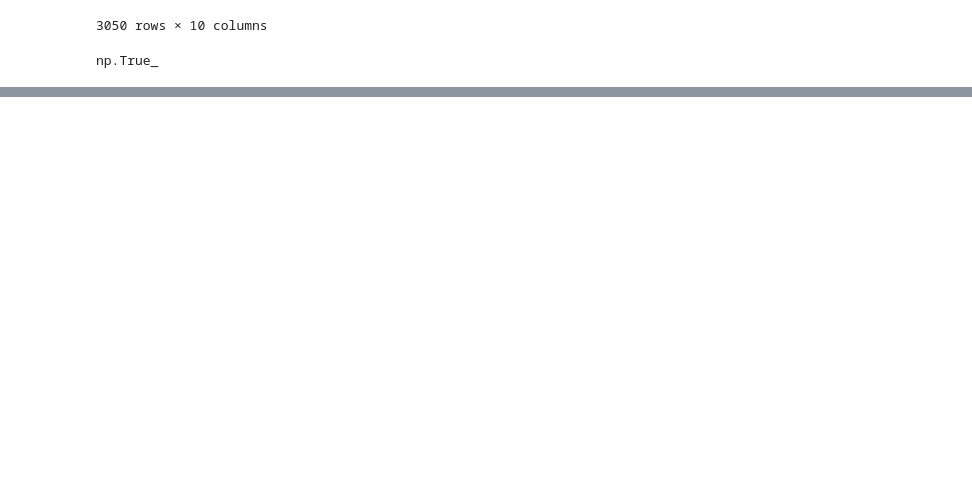
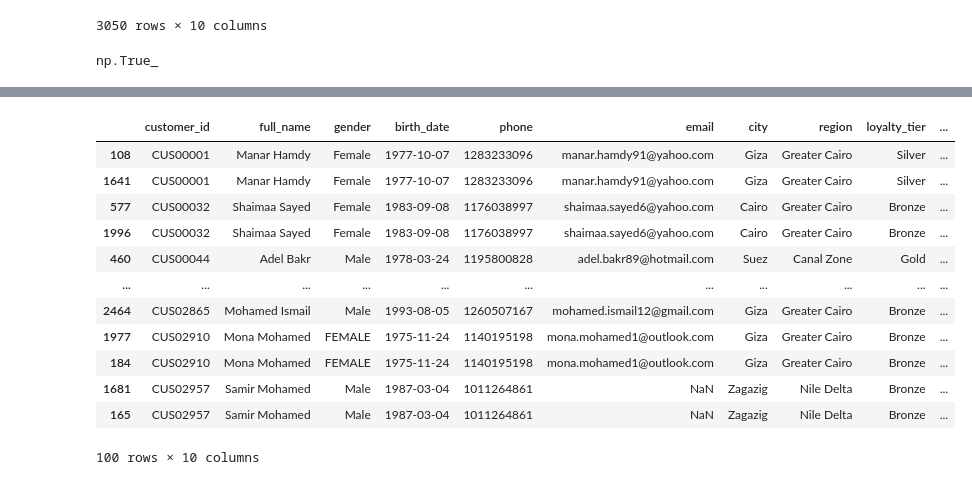
Before and after one commit to Addakularanjith123/Practice-sql, a Jupyter notebook: kaggle_data/Lotus Retail Dataset - Power BI (Multi tables)/Copy_of_dim_cust.ipynb, the cells around one changed output, grey strips where cells are left out. Cells and saved outputs as stored; diff of their text form; code cells hidden in the pictures; blank space fills up the shorter version.

```diff
--- a/kaggle_data/Lotus Retail Dataset - Power BI (Multi tables)/Copy_of_dim_cust.ipynb
+++ b/kaggle_data/Lotus Retail Dataset - Power BI (Multi tables)/Copy_of_dim_cust.ipynb
@@ -446,0 +510,16 @@ AttributeError: 'DataFrame' object has no attribute 'values_count'
+# %%
+duplicates
+# %% [output]
+|  | customer_id | full_name | gender | birth_date | phone | email | city | region | loyalty_tier | ... |
+| 108 | CUS00001 | Manar Hamdy | Female | 1977-10-07 | 1283233096 | manar.hamdy91@yahoo.com | Giza | Greater Cairo | Silver | ... |
+| 1641 | CUS00001 | Manar Hamdy | Female | 1977-10-07 | 1283233096 | manar.hamdy91@yahoo.com | Giza | Greater Cairo | Silver | ... |
+| 577 | CUS00032 | Shaimaa Sayed | Female | 1983-09-08 | 1176038997 | shaimaa.sayed6@yahoo.com | Cairo | Greater Cairo | Bronze | ... |
+| 1996 | CUS00032 | Shaimaa Sayed | Female | 1983-09-08 | 1176038997 | shaimaa.sayed6@yahoo.com | Cairo | Greater Cairo | Bronze | ... |
+| 460 | CUS00044 | Adel Bakr | Male | 1978-03-24 | 1195800828 | adel.bakr89@hotmail.com | Suez | Canal Zone | Gold | ... |
+| ... | ... | ... | ... | ... | ... | ... | ... | ... | ... | ... |
+| 2464 | CUS02865 | Mohamed Ismail | Male | 1993-08-05 | 1260507167 | mohamed.ismail12@gmail.com | Giza | Greater Cairo | Bronze | ... |
+| 1977 | CUS02910 | Mona Mohamed | FEMALE | 1975-11-24 | 1140195198 | mona.mohamed1@outlook.com | Giza | Greater Cairo | Bronze | ... |
+| 184 | CUS02910 | Mona Mohamed | FEMALE | 1975-11-24 | 1140195198 | mona.mohamed1@outlook.com | Giza | Greater Cairo | Bronze | ... |
+| 1681 | CUS02957 | Samir Mohamed | Male | 1987-03-04 | 1011264861 | NaN | Zagazig | Nile Delta | Bronze | ... |
+| 165 | CUS02957 | Samir Mohamed | Male | 1987-03-04 | 1011264861 | NaN | Zagazig | Nile Delta | Bronze | ... |
+100 rows × 10 columns
```
Also changed, not shown: parts of 23 cells of this notebook.
